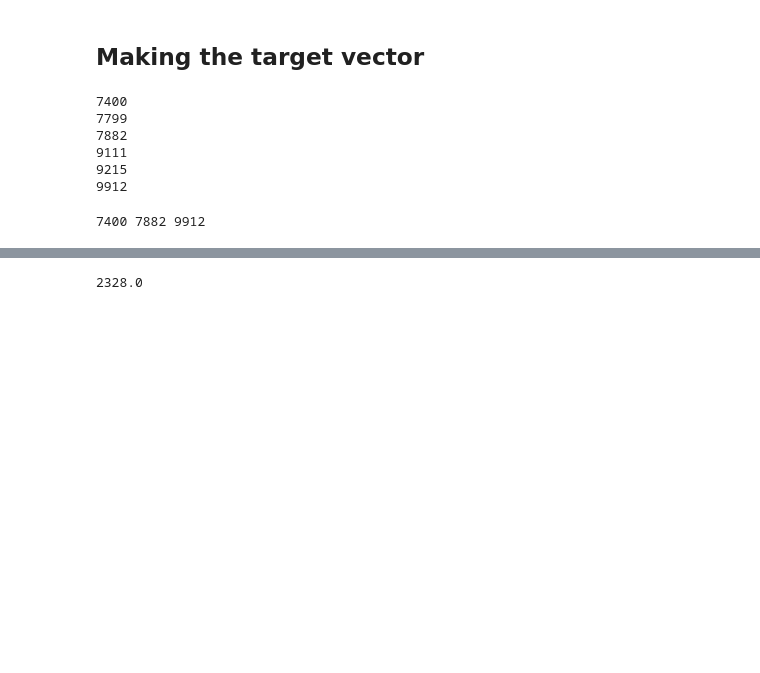
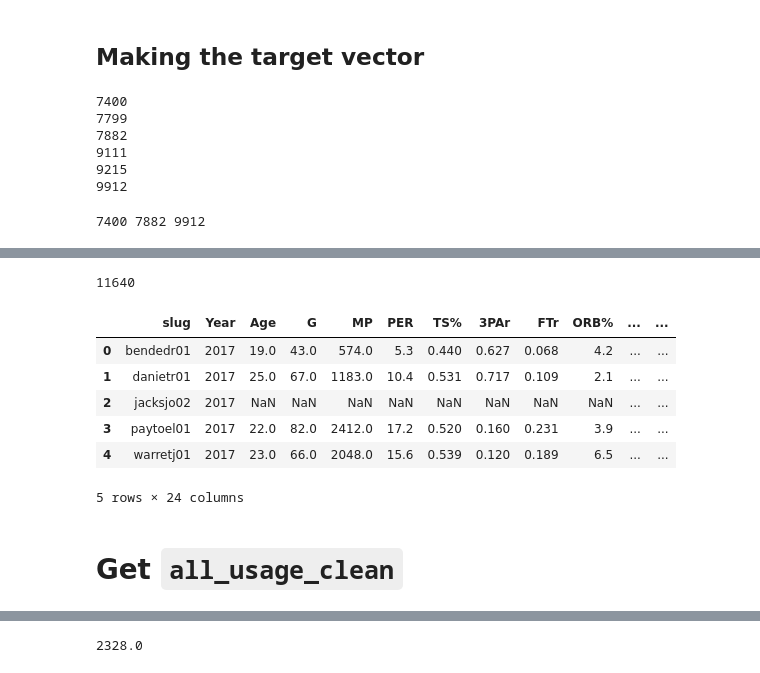
Before and after one commit to ekuo651/NBA-WinLoss-Predictor, a Jupyter notebook: Data Transformation/compile_training_data.ipynb, the cells around one changed output, grey strips where cells are left out. Drawn from its saved outputs; the diff is of its cells as text; code cells hidden in the pictures; blank space fills up the shorter version.

````diff
--- a/Data Transformation/compile_training_data.ipynb
+++ b/Data Transformation/compile_training_data.ipynb
@@ -65,0 +130,2 @@ print(game_ids[0],game_ids[400],game_ids[-1])
+# %%
+season_year_expanded = [x for year in season_year for x in repeat(year, 5)]
@@ -65,0 +136,2 @@ print(game_ids[0],game_ids[400],game_ids[-1])
+# %%
+players_years = pd.DataFrame(list(zip(flattened_lineups,season_year_expanded)), columns = ['slug','Year'])
@@ -65,0 +154,18 @@ print(game_ids[0],game_ids[400],game_ids[-1])
+# %%
+adv_stats = advanced_stats.copy()
+adv_stats = adv_stats.drop(adv_stats.columns[:3],axis=1)
+# %%
+adv_stats.drop(columns = ['Tm'], inplace= True)
+# %%
+advanced_stats_lineup = pd.merge(players_years,adv_stats,on=['slug','Year'], how='left')
+print(len(advanced_stats_lineup))
+advanced_stats_lineup.head()
+# %% [output]
+11640
+|  | slug | Year | Age | G | MP | PER | TS% | 3PAr | FTr | ORB% | ... | ... |
+| 0 | bendedr01 | 2017 | 19.0 | 43.0 | 574.0 | 5.3 | 0.440 | 0.627 | 0.068 | 4.2 | ... | ... |
+| 1 | danietr01 | 2017 | 25.0 | 67.0 | 1183.0 | 10.4 | 0.531 | 0.717 | 0.109 | 2.1 | ... | ... |
+| 2 | jacksjo02 | 2017 | NaN | NaN | NaN | NaN | NaN | NaN | NaN | NaN | ... | ... |
+| 3 | paytoel01 | 2017 | 22.0 | 82.0 | 2412.0 | 17.2 | 0.520 | 0.160 | 0.231 | 3.9 | ... | ... |
+| 4 | warretj01 | 2017 | 23.0 | 66.0 | 2048.0 | 15.6 | 0.539 | 0.120 | 0.189 | 6.5 | ... | ... |
+5 rows × 24 columns
@@ -65,0 +174,2 @@ print(game_ids[0],game_ids[400],game_ids[-1])
+# %% [markdown]
+# Get ```all_usage_clean```
````
Also changed, not shown: parts of 54 cells of this notebook.
